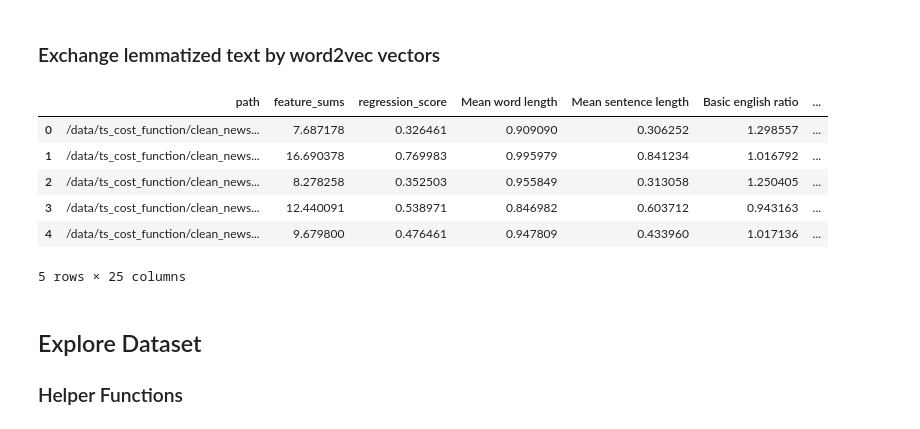
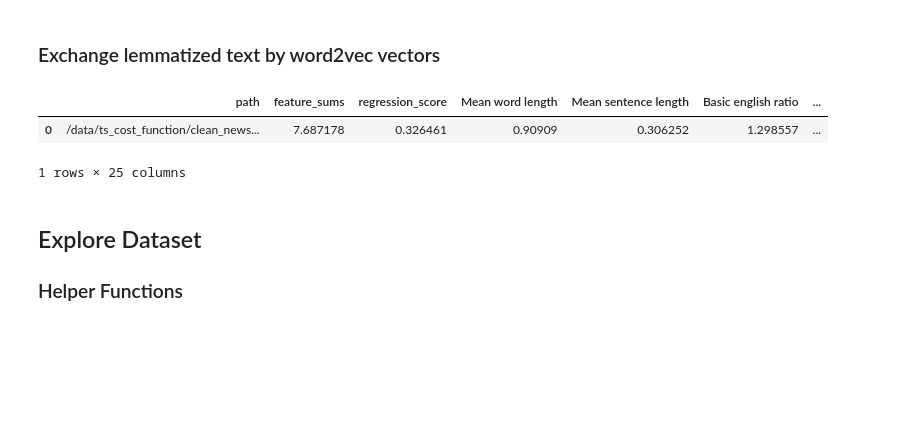
Before and after one commit to PaulOpu/TS_LossFunction, a Jupyter notebook: code/Opuchlich_Cost_Function_NN.ipynb, the cells around one changed output. Drawn from its saved outputs; the diff is of its cells as text; code cells hidden in the pictures; blank space fills up the shorter version.

```diff
--- a/code/Opuchlich_Cost_Function_NN.ipynb
+++ b/code/Opuchlich_Cost_Function_NN.ipynb
@@ -174,15 +173,11 @@ lem_word2vec_model = Word2Vec.load("/data/ts_cost_function/word2vec_lem.model")
 # %%
 vectorized_texts = df.apply(lambda x: text_to_vector(lem_word2vec_model,x["text"]),axis=1)
 df["embed"] = vectorized_texts
-df.head()
+df.head(1)
 # %% [output]
 |  | path | feature_sums | regression_score | Mean word length | Mean sentence length | Basic english ratio | ... |
-| 0 | /data/ts_cost_function/clean_news... | 7.687178 | 0.326461 | 0.909090 | 0.306252 | 1.298557 | ... |
-| 1 | /data/ts_cost_function/clean_news... | 16.690378 | 0.769983 | 0.995979 | 0.841234 | 1.016792 | ... |
-| 2 | /data/ts_cost_function/clean_news... | 8.278258 | 0.352503 | 0.955849 | 0.313058 | 1.250405 | ... |
-| 3 | /data/ts_cost_function/clean_news... | 12.440091 | 0.538971 | 0.846982 | 0.603712 | 0.943163 | ... |
-| 4 | /data/ts_cost_function/clean_news... | 9.679800 | 0.476461 | 0.947809 | 0.433960 | 1.017136 | ... |
+| 0 | /data/ts_cost_function/clean_news... | 7.687178 | 0.326461 | 0.90909 | 0.306252 | 1.298557 | ... |
-5 rows × 25 columns
+1 rows × 25 columns
 # %% [markdown]
 ## Explore Dataset
 
```
Also changed, not shown: parts of 13 cells of this notebook.
